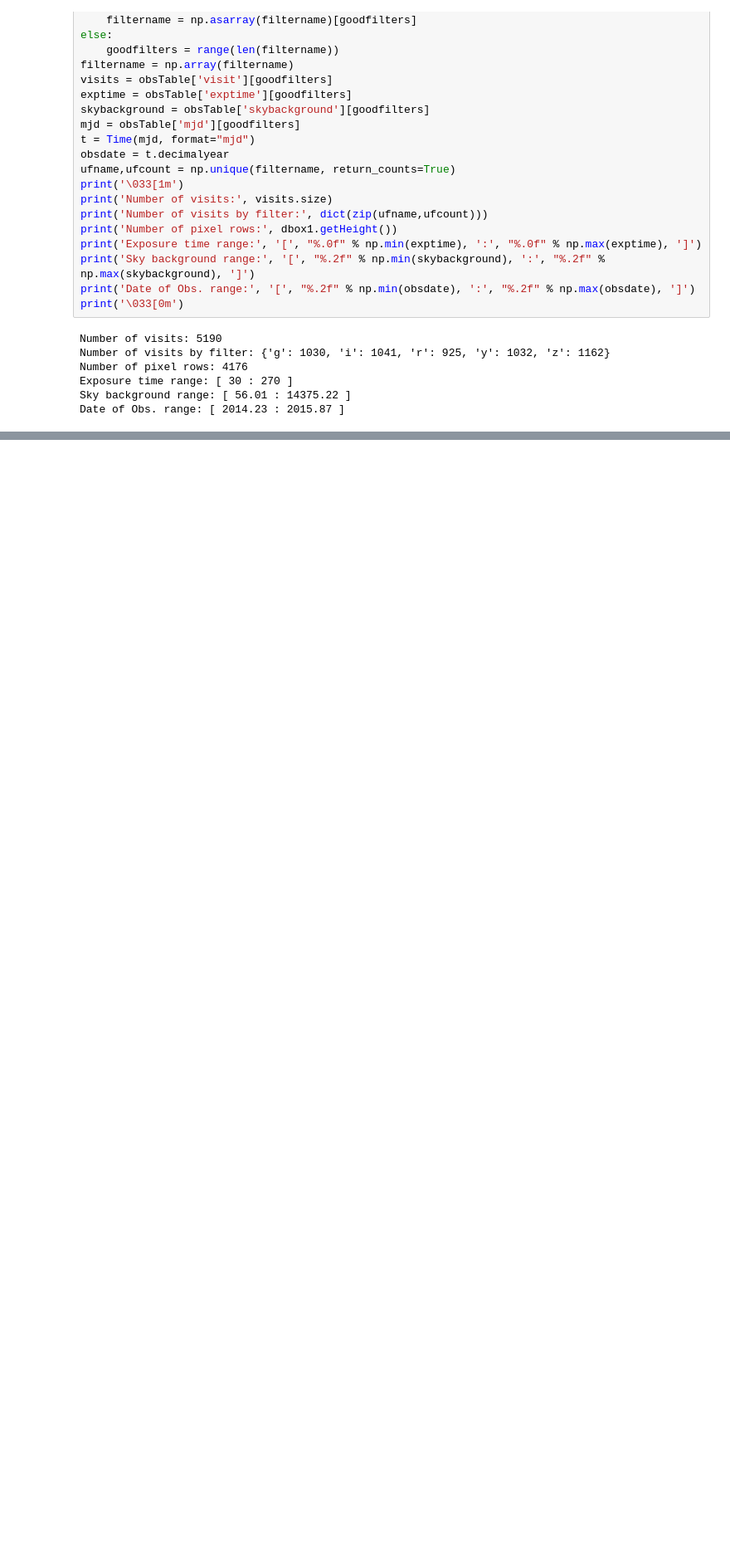
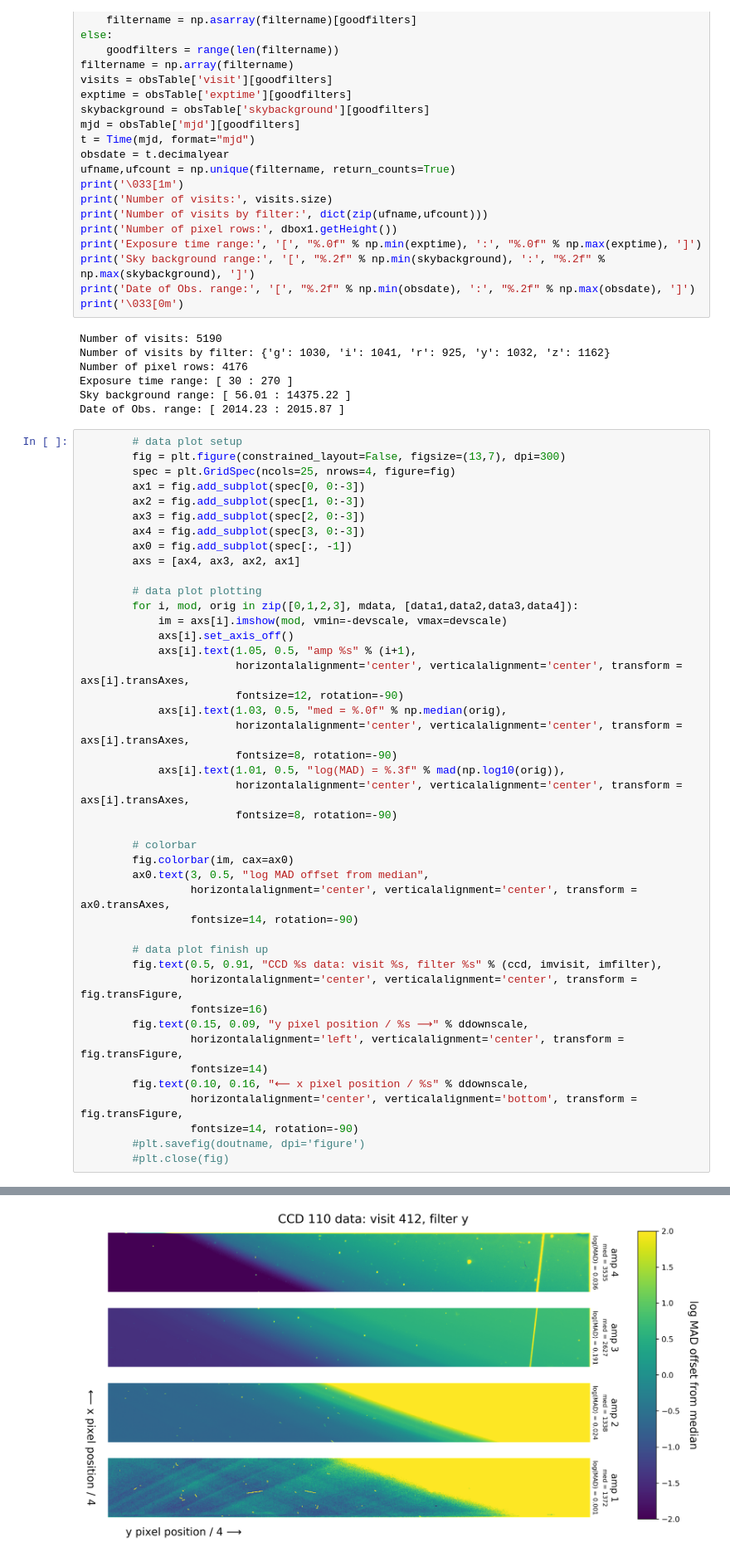
Before and after one commit to leeskelvin/amp2amp, a Jupyter notebook: amp2amp-singleccd-visitplots.ipynb, the cells around one changed output, grey strips where cells are left out. Shown at 83% size. Drawn from its saved outputs; the diff is of its cells as text; blank space fills up the shorter version.

```diff
--- a/amp2amp-singleccd-visitplots.ipynb
+++ b/amp2amp-singleccd-visitplots.ipynb
@@ -133,3 +133,47 @@ Number of pixel rows: 4176
 Exposure time range: [ 30 : 270 ]
 Sky background range: [ 56.01 : 14375.22 ]
 Date of Obs. range: [ 2014.23 : 2015.87 ]
+# %%
+        # data plot setup
+        fig = plt.figure(constrained_layout=False, figsize=(13,7), dpi=300)
+        spec = plt.GridSpec(ncols=25, nrows=4, figure=fig)
+        ax1 = fig.add_subplot(spec[0, 0:-3])
+        ax2 = fig.add_subplot(spec[1, 0:-3])
+        ax3 = fig.add_subplot(spec[2, 0:-3])
+        ax4 = fig.add_subplot(spec[3, 0:-3])
+        ax0 = fig.add_subplot(spec[:, -1])
+        axs = [ax4, ax3, ax2, ax1]
+
+        # data plot plotting
+        for i, mod, orig in zip([0,1,2,3], mdata, [data1,data2,data3,data4]):
+            im = axs[i].imshow(mod, vmin=-devscale, vmax=devscale)
+            axs[i].set_axis_off()
+            axs[i].text(1.05, 0.5, "amp %s" % (i+1),
+                        horizontalalignment='center', verticalalignment='center', transform = axs[i].transAxes,
+                        fontsize=12, rotation=-90)
+            axs[i].text(1.03, 0.5, "med = %.0f" % np.median(orig),
+                        horizontalalignment='center', verticalalignment='center', transform = axs[i].transAxes,
+                        fontsize=8, rotation=-90)
+            axs[i].text(1.01, 0.5, "log(MAD) = %.3f" % mad(np.log10(orig)),
+                        horizontalalignment='center', verticalalignment='center', transform = axs[i].transAxes,
+                        fontsize=8, rotation=-90)
+
+        # colorbar
+        fig.colorbar(im, cax=ax0)
+        ax0.text(3, 0.5, "log MAD offset from median",
+                 horizontalalignment='center', verticalalignment='center', transform = ax0.transAxes,
+                 fontsize=14, rotation=-90)
+
+        # data plot finish up
+        fig.text(0.5, 0.91, "CCD %s data: visit %s, filter %s" % (ccd, imvisit, imfilter),
+                 horizontalalignment='center', verticalalignment='center', transform = fig.transFigure,
+                 fontsize=16)
+        fig.text(0.15, 0.09, "y pixel position / %s ⟶" % ddownscale,
+                 horizontalalignment='left', verticalalignment='center', transform = fig.transFigure,
+                 fontsize=14)
+        fig.text(0.10, 0.16, "⟵ x pixel position / %s" % ddownscale,
+                 horizontalalignment='center', verticalalignment='bottom', transform = fig.transFigure,
+                 fontsize=14, rotation=-90)
+        #plt.savefig(doutname, dpi='figure')
+        #plt.close(fig)
+# %% [output]
@@ -136,3 +181,4 @@ Date of Obs. range: [ 2014.23 : 2015.87 ]
+[figure, added]
 # %%
 # image of CCD data regions for single visit
 
```
Also changed, not shown: parts of 4 cells of this notebook, 2 other files.
